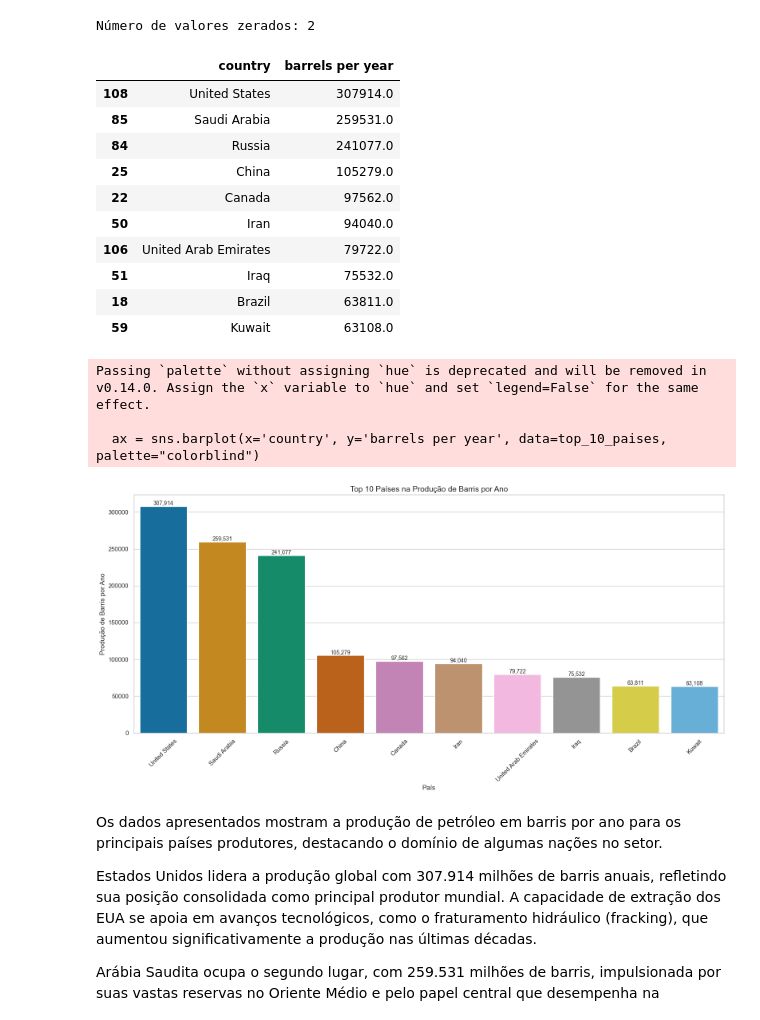
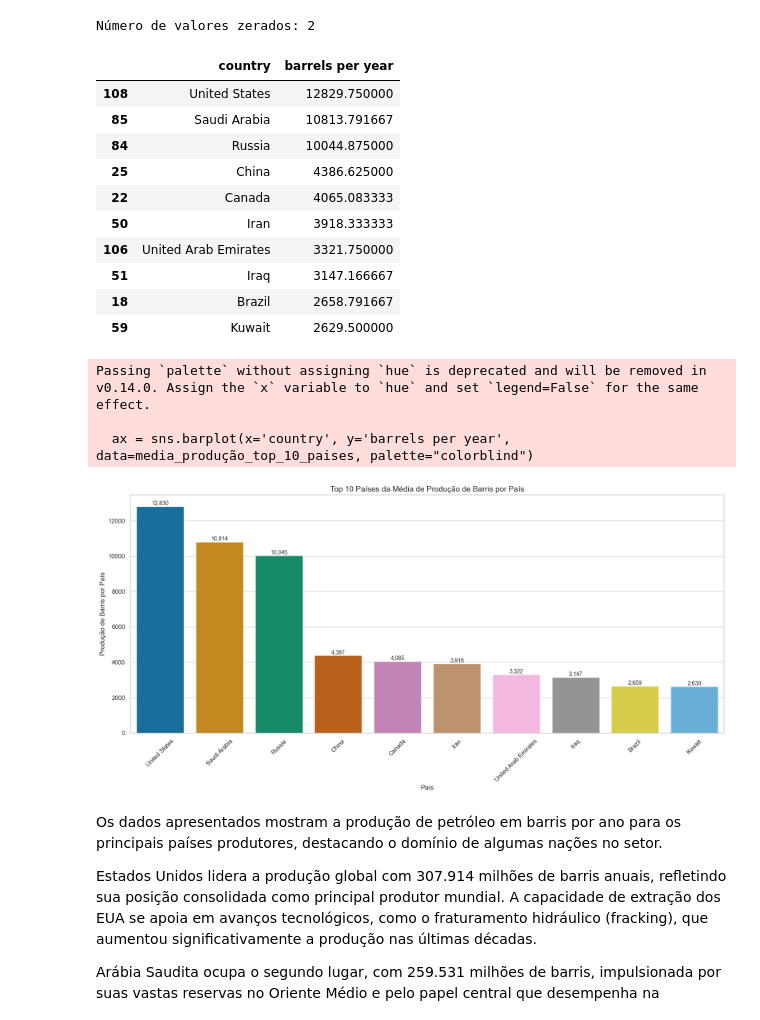
Before and after one commit to Tamireees/Tech_Challenge_fase04, a Jupyter notebook: Desafio - Análise de Negócios.ipynb, the cells around one changed output. Saved outputs shown, nothing was run; the diff lists cells and outputs as text; code cells hidden in the pictures.

```diff
--- a/Desafio - Análise de Negócios.ipynb
+++ b/Desafio - Análise de Negócios.ipynb
@@ -473,5 +477,5 @@ Recuperação Pós-Pandemia (2021–2023): A partir de 2021, a produção retoma
 # %%
-producao_soma_por_pais = producao.groupby('country')['barrels per year'].sum().reset_index()
-producao_soma_por_pais.head(20)
+producao_media_por_pais = producao.groupby('country')['barrels per year'].mean().reset_index()
+producao_media_por_pais.head(20)
 # %% [output]
 |  | country | barrels per year |
@@ -501,43 +505,43 @@ producao_soma_por_pais = producao_soma_por_pais[producao_soma_por_pais['barrels
 # %%
-top_10_paises = producao_soma_por_pais.nlargest(10, 'barrels per year')
-top_10_paises.head(10)
+media_produção_top_10_paises = producao_media_por_pais.nlargest(10, 'barrels per year')
+media_produção_top_10_paises.head(10)
 # %% [output]
 |  | country | barrels per year |
-| 108 | United States | 307914.0 |
-| 85 | Saudi Arabia | 259531.0 |
-| 84 | Russia | 241077.0 |
-| 25 | China | 105279.0 |
-| 22 | Canada | 97562.0 |
-| 50 | Iran | 94040.0 |
-| 106 | United Arab Emirates | 79722.0 |
-| 51 | Iraq | 75532.0 |
-| 18 | Brazil | 63811.0 |
-| 59 | Kuwait | 63108.0 |
+| 108 | United States | 12829.750000 |
+| 85 | Saudi Arabia | 10813.791667 |
+| 84 | Russia | 10044.875000 |
+| 25 | China | 4386.625000 |
+| 22 | Canada | 4065.083333 |
+| 50 | Iran | 3918.333333 |
+| 106 | United Arab Emirates | 3321.750000 |
+| 51 | Iraq | 3147.166667 |
+| 18 | Brazil | 2658.791667 |
+| 59 | Kuwait | 2629.500000 |
 # %%
 plt.figure(figsize=(16, 8))  # Ajusta o tamanho da figura
-ax = sns.barplot(x='country', y='barrels per year', data=top_10_paises, palette="colorblind")
+ax = sns.barplot(x='country', y='barrels per year', data=media_produção_top_10_paises, palette="colorblind")
 
 # Adiciona título e rótulos dos eixos
-plt.title('Top 10 Países na Produção de Barris por Ano', fontsize=14)
+plt.title('Top 10 Países da Média de Produção de Barris por País', fontsize=14)
 plt.xlabel('País', fontsize=12)
-plt.ylabel('Produção de Barris por Ano', fontsize=12)
+plt.ylabel('Produção de Barris por País', fontsize=12)
 
 # Ajusta a rotação dos valores no eixo x
 plt.xticks(rotation=45)
 
 # Adiciona anotações dos valores em cada barra
 for p in ax.patches:
     ax.annotate(f'{p.get_height():,.0f}',  # Formata o valor com vírgulas
                 (p.get_x() + p.get_width() / 2., p.get_height()),  # Posição da anotação
                 ha='center', va='bottom', fontsize=10)  # Alinhamento e tamanho da fonte
 
 plt.tight_layout()  # Ajusta o layout
 plt.show()
 # %% [output]
 Passing `palette` without assigning `hue` is deprecated and will be removed in v0.14.0. Assign the `x` variable to `hue` and set `legend=False` for the same effect.
 
-  ax = sns.barplot(x='country', y='barrels per year', data=top_10_paises, palette="colorblind")
+  ax = sns.barplot(x='country', y='barrels per year', data=media_produção_top_10_paises, palette="colorblind")
-[figure, old version]
+[figure, new version]
 # %% [markdown]
 
 Os dados apresentados mostram a produção de petróleo em barris por ano para os principais países produtores, destacando o domínio de algumas nações no setor.
```
Also changed, not shown: parts of 53 cells of this notebook.
